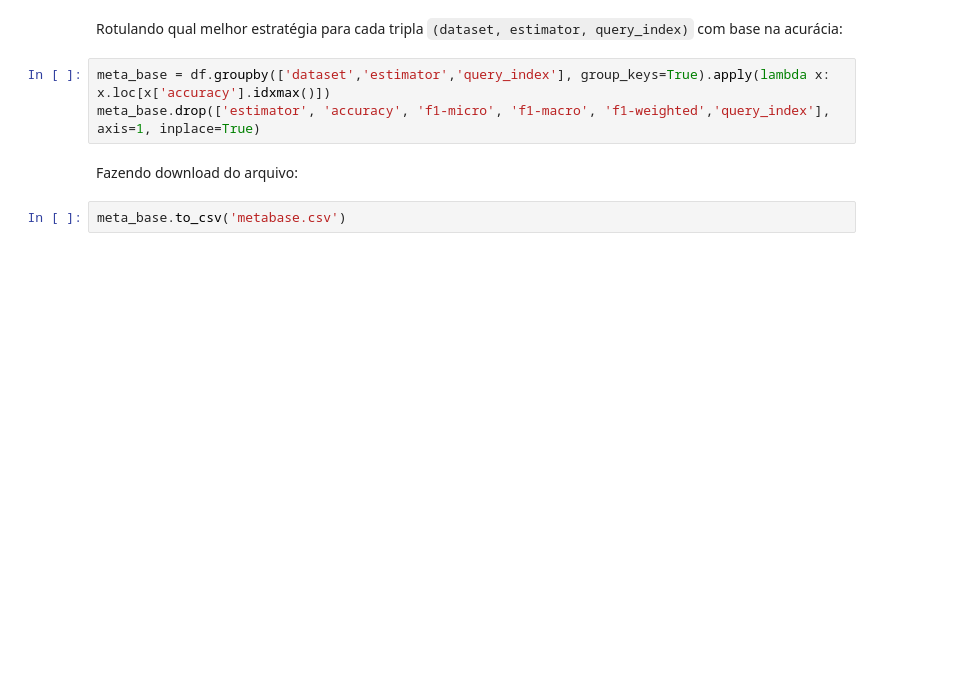
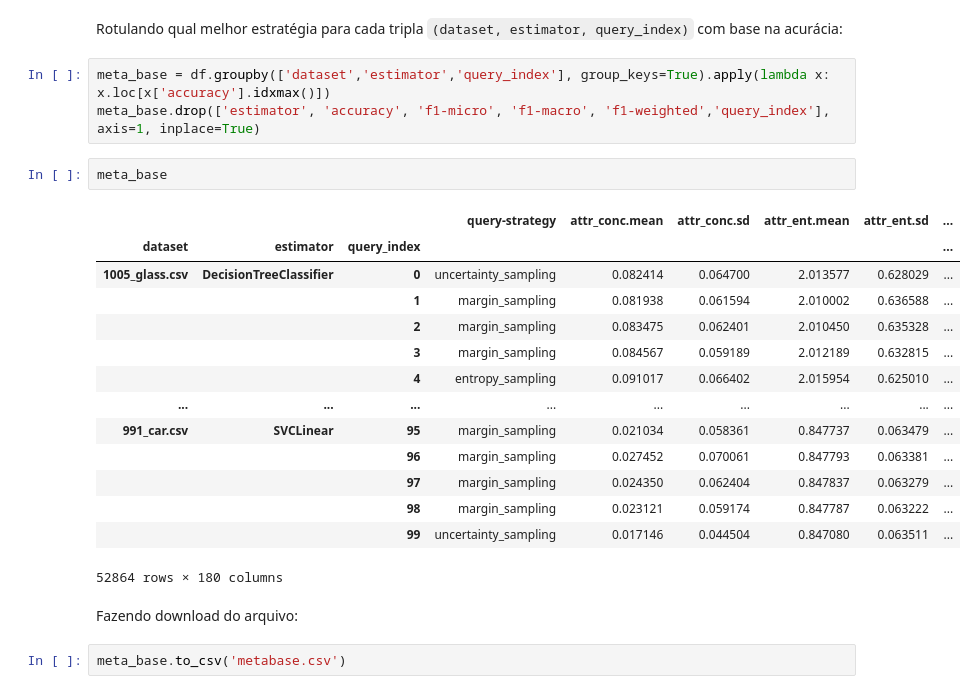
Before and after one commit to gscnogueira/meta-active-learning, a Jupyter notebook: notebooks/experiments/meta_strategy.ipynb, the cells around one changed output. Cells and saved outputs as stored; diff of their text form; blank space fills up the shorter version.

```diff
--- a/notebooks/experiments/meta_strategy.ipynb
+++ b/notebooks/experiments/meta_strategy.ipynb
@@ -32,6 +33,23 @@ Rotulando qual melhor estratégia para cada tripla `(dataset, estimator, query_i
 # %%
 meta_base = df.groupby(['dataset','estimator','query_index'], group_keys=True).apply(lambda x: x.loc[x['accuracy'].idxmax()])
 meta_base.drop(['estimator', 'accuracy', 'f1-micro', 'f1-macro', 'f1-weighted','query_index'], axis=1, inplace=True)
+# %%
+meta_base
+# %% [output]
+|  |  |  | query-strategy | attr_conc.mean | attr_conc.sd | attr_ent.mean | attr_ent.sd | ... |
+| dataset | estimator | query_index |  |  |  |  |  | ... |
+| 1005_glass.csv | DecisionTreeClassifier | 0 | uncertainty_sampling | 0.082414 | 0.064700 | 2.013577 | 0.628029 | ... |
+|  |  | 1 | margin_sampling | 0.081938 | 0.061594 | 2.010002 | 0.636588 | ... |
+|  |  | 2 | margin_sampling | 0.083475 | 0.062401 | 2.010450 | 0.635328 | ... |
+|  |  | 3 | margin_sampling | 0.084567 | 0.059189 | 2.012189 | 0.632815 | ... |
+|  |  | 4 | entropy_sampling | 0.091017 | 0.066402 | 2.015954 | 0.625010 | ... |
+| ... | ... | ... | ... | ... | ... | ... | ... | ... |
+| 991_car.csv | SVCLinear | 95 | margin_sampling | 0.021034 | 0.058361 | 0.847737 | 0.063479 | ... |
+|  |  | 96 | margin_sampling | 0.027452 | 0.070061 | 0.847793 | 0.063381 | ... |
+|  |  | 97 | margin_sampling | 0.024350 | 0.062404 | 0.847837 | 0.063279 | ... |
+|  |  | 98 | margin_sampling | 0.023121 | 0.059174 | 0.847787 | 0.063222 | ... |
+|  |  | 99 | uncertainty_sampling | 0.017146 | 0.044504 | 0.847080 | 0.063511 | ... |
+52864 rows × 180 columns
 # %% [markdown]
 Fazendo download do arquivo:
 # %%
```
Also changed, not shown: parts of 10 cells of this notebook.
